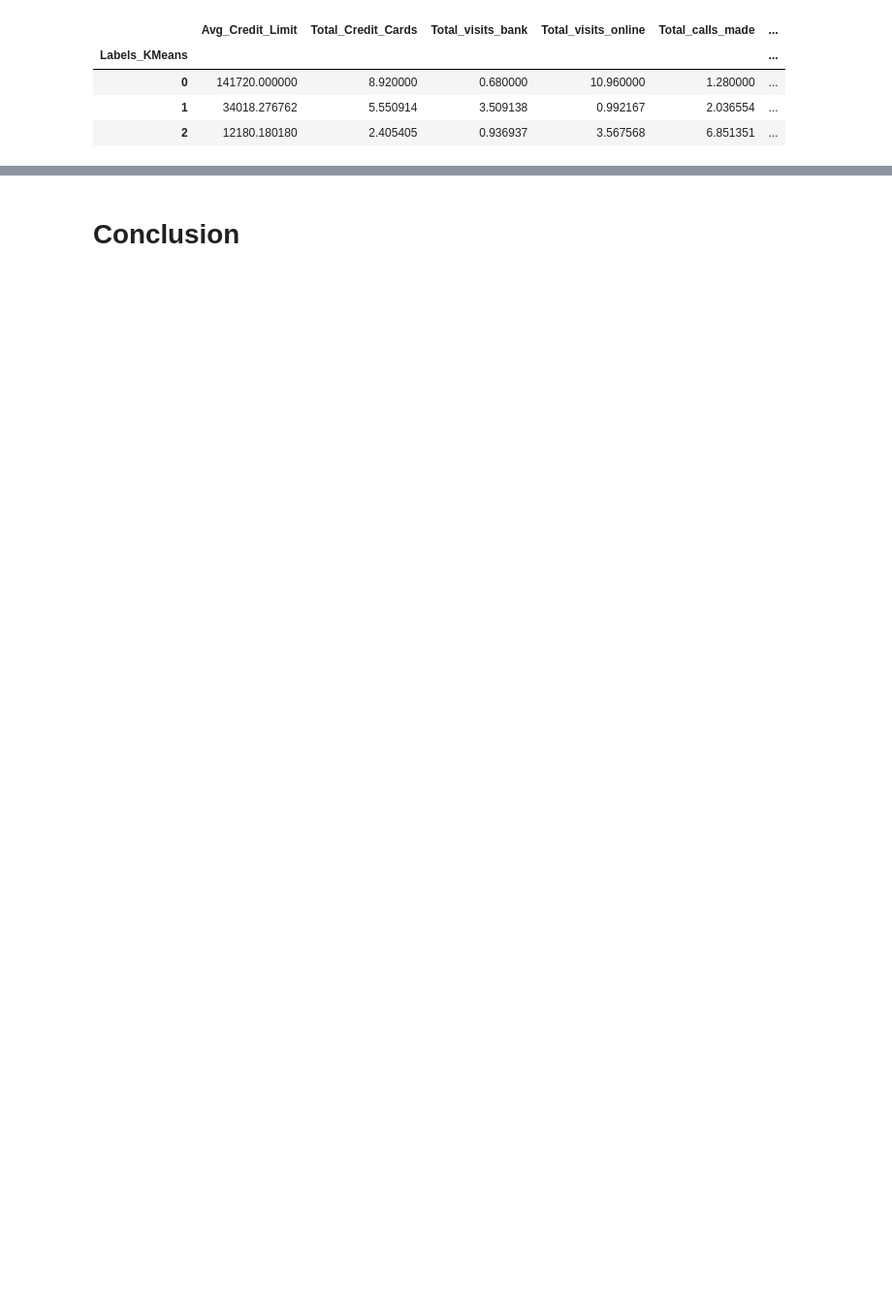
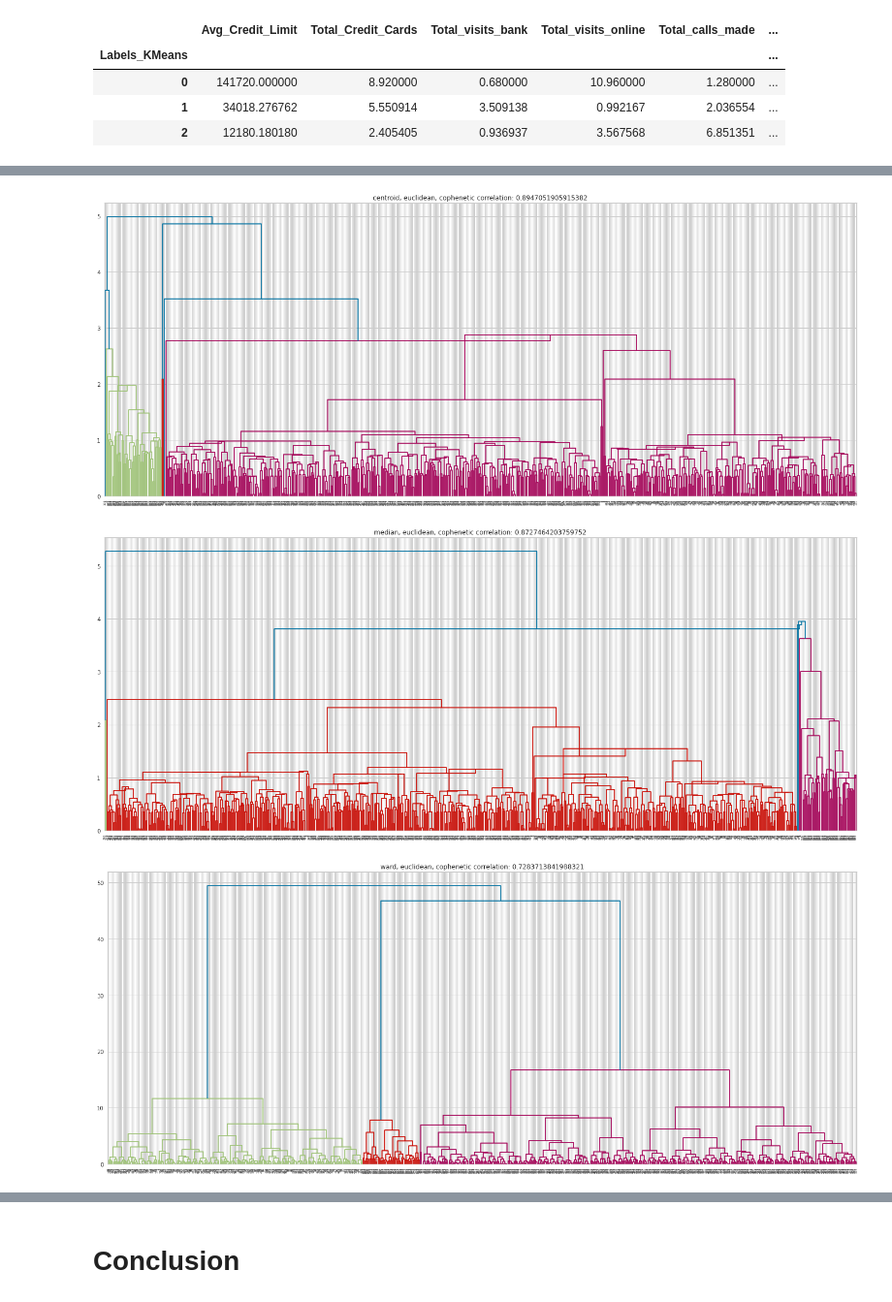
Before and after one commit to liangym2014/Data-science-and-machine-learning, a Jupyter notebook: 6.AllLife_Bank_Customer_Segmentation_Solution.ipynb, the cells around one changed output, grey strips where cells are left out. Shown at 97% size. Saved outputs shown, nothing was run; the diff lists cells and outputs as text; code cells hidden in the pictures; blank space fills up the shorter version.

```diff
--- a/6.AllLife_Bank_Customer_Segmentation_Solution.ipynb
+++ b/6.AllLife_Bank_Customer_Segmentation_Solution.ipynb
@@ -354,0 +384,15 @@ for i, col in enumerate(attribute_cols):
+# %%
+methods = ("centroid", "median", "ward")    # "centroid", median" and "ward" could only work with "euclidean" metric
+
+for method in methods:
+    linkage_matrix = linkage(scaled_df, method = method)
+    plt.figure(figsize=(25, 10))
+    dendrogram(linkage_matrix)
+    condense_dist_matrix = pdist(scaled_df)
+    coph_corr, coph_dist_matrix = cophenet(Z = linkage_matrix, Y = condense_dist_matrix)
+    plt.title("{}, euclidean, cophenetic correlation: {}".format(method, coph_corr))
+    combinations.append([method, "euclidean", coph_corr])
+# %% [output]
+[figure, added]
+[figure, added]
+[figure, added]
```
Also changed, not shown: parts of 23 cells of this notebook.
